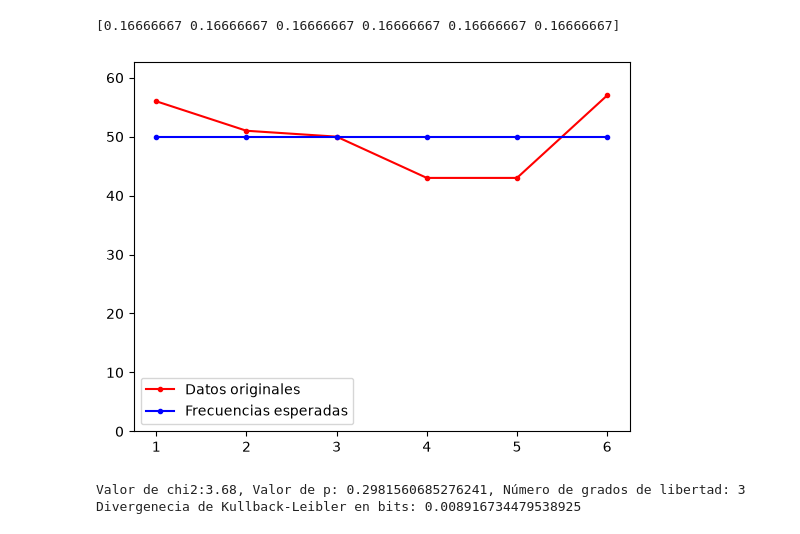
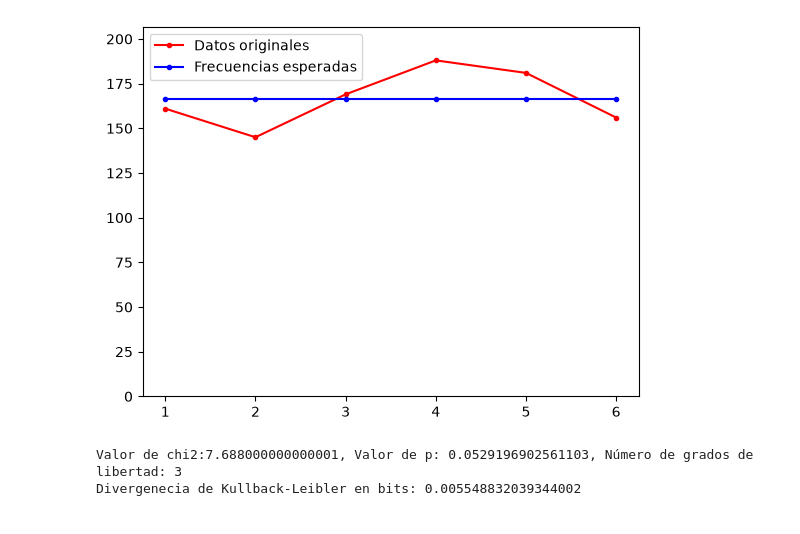
Before and after one commit to Emanuel684/Curso_TAAE, a Jupyter notebook: Unidad 1/prob_empirica_a_parametrica.ipynb, the cells around one changed output. Saved outputs shown, nothing was run; the diff lists cells and outputs as text; code cells hidden in the pictures.

Commit message:
Se modifica el archivo de prob_empirica a paramétrica, completando mejor el ejemplo 1

```diff
--- a/Unidad 1/prob_empirica_a_parametrica.ipynb
+++ b/Unidad 1/prob_empirica_a_parametrica.ipynb
@@ -93,7 +93,7 @@ Divergenecia de Kullback-Leibler en bits: 0.05253907071745312
 # ==========================================================
 n = 6          # Parámetro Binomial
 p = 1/6        # Probabilidad real
-N = 300         # Número de muestras
+N = 1000         # Número de muestras
 
 # ==========================================================
 # Generar datos
@@ -113,7 +113,7 @@ plt.plot(k,obs,'.r-', label='Datos originales')
 
 prob = np.array([1/n for i in range(n)])
 q_teorica=prob #Necesaria para la divergencia de Kulback-Leibler
-print(prob)
+#print(prob)
 esp = N * prob
 plt.plot(k,esp,'.b-', label='Frecuencias esperadas')
 plt.legend()
@@ -140,37 +140,36 @@ for oi, ei in zip(obs, esp):
 # Si quedaron categorías al final
 if e > 0:
 
     obs2[-1] += o
     esp2[-1] += e
 
 obs2 = np.array(obs2)
 esp2 = np.array(esp2)
 
 # ==========================================================
 # Chi-cuadrado
 # ==========================================================
 num_params = 2
 chi2, p = power_divergence(
     obs2,
     esp2,
     lambda_="pearson",
     ddof=num_params
 )
 gl = len(obs2) - 1 - num_params
 print(f'Valor de chi2:{chi2}, Valor de p: {p}, Número de grados de libertad: {gl}')
 
 kl = np.sum(
     [pi * np.log2(pi/qi)
      for pi, qi in zip(p_empirica, q_teorica)
      if pi > 0]
 )
 
 print("Divergenecia de Kullback-Leibler en bits:", kl)
 # %% [output]
+[figure, new version]
-[0.16666667 0.16666667 0.16666667 0.16666667 0.16666667 0.16666667]
+Valor de chi2:7.688000000000001, Valor de p: 0.0529196902561103, Número de grados de libertad: 3
+Divergenecia de Kullback-Leibler en bits: 0.005548832039344002
-[figure, old version]
-Valor de chi2:3.68, Valor de p: 0.2981560685276241, Número de grados de libertad: 3
-Divergenecia de Kullback-Leibler en bits: 0.008916734479538925
 # %%
 # Ensayemos estos datos con distribución geométrica, hagamos el ajuste a dicha distribución
 # Estos datos representan el número de ensayos hasta un éxito
```
Also changed, not shown: parts of 4 cells of this notebook.
